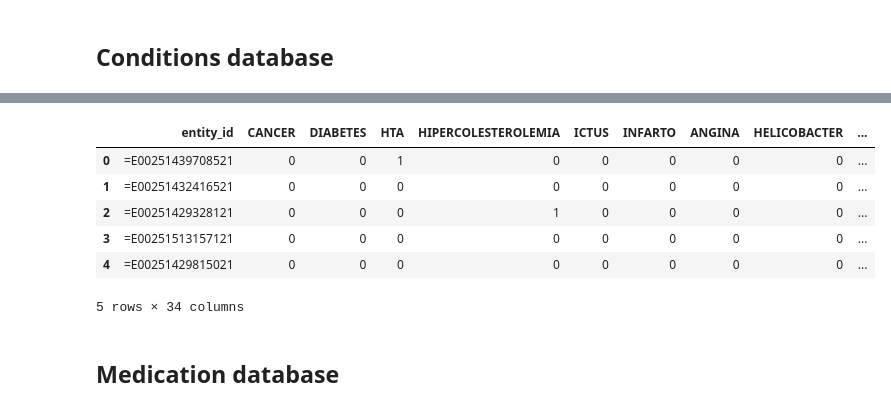
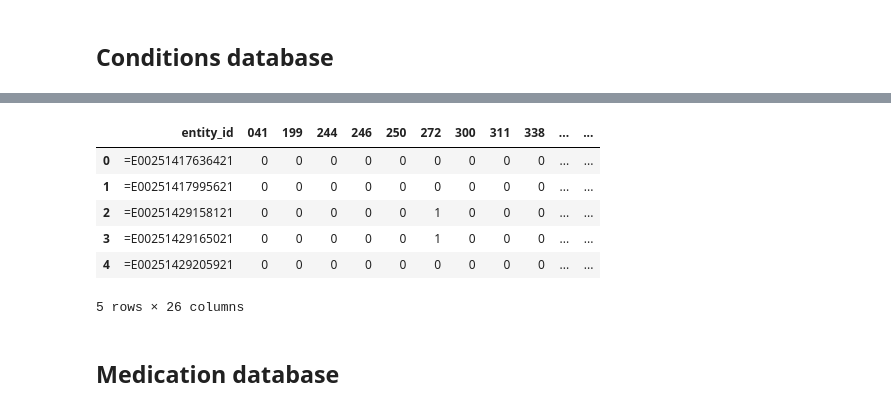
Before and after one commit to xdurana/gcat-health-forecast, a Jupyter notebook: notebooks/Drugs and medications correlation matrix.ipynb, the cells around one changed output, grey strips where cells are left out. Saved outputs shown, nothing was run; the diff lists cells and outputs as text; code cells hidden in the pictures.

```diff
--- a/notebooks/Drugs and medications correlation matrix.ipynb
+++ b/notebooks/Drugs and medications correlation matrix.ipynb
@@ -11,6 +11,10 @@ from matplotlib.pylab import *
 import seaborn as sns
 
 %matplotlib inline
+# %%
+MIN_FREQ_MEDS = 50
+MIN_FREQ_COND = 100
+ODDS_RATIO_THRESHOLD = 1
 # %% [markdown]
 ## Relative Risk
 
@@ -29,2 +46,8 @@ def RR(c, N, i, j):
 # %% [markdown]
 ## Conditions database
+# %%
+con = pd.read_csv('/home/labs/dnalab/share/lims/R/gcat-cleaning-data/output/conditions/icd9_3/summary.csv')
+con = con.loc[con.freq > MIN_FREQ_COND]
+con = con.sort_values("codi")
+con.rename(columns = {('desc'):('diagnosis')}, inplace=True)
+con.head()
@@ -31,16 +61,16 @@ def RR(c, N, i, j):
 # %%
-ds = pd.read_csv('../output/conditions/data.csv', low_memory=False)
+ds = pd.read_csv('/home/labs/dnalab/share/lims/R/gcat-cleaning-data/output/check/icd9_code3/data.csv')
 ds_drop = ds.dropna().copy()
-ds_drop.rename(columns=lambda x: x.replace('ENFERMEDADES_', ''), inplace=True)
-conditions = ds_drop
+ds_drop.rename(columns=lambda x: x.replace('icd9_code3_', ''), inplace=True)
+conditions = ds_drop.loc[:, np.append('entity_id', con.codi.values)]
 conditions.head()
 # %% [output]
-|  | entity_id | CANCER | DIABETES | HTA | HIPERCOLESTEROLEMIA | ICTUS | INFARTO | ANGINA | HELICOBACTER | ... |
-| 0 | =E00251439708521 | 0 | 0 | 1 | 0 | 0 | 0 | 0 | 0 | ... |
-| 1 | =E00251432416521 | 0 | 0 | 0 | 0 | 0 | 0 | 0 | 0 | ... |
-| 2 | =E00251429328121 | 0 | 0 | 0 | 1 | 0 | 0 | 0 | 0 | ... |
-| 3 | =E00251513157121 | 0 | 0 | 0 | 0 | 0 | 0 | 0 | 0 | ... |
-| 4 | =E00251429815021 | 0 | 0 | 0 | 0 | 0 | 0 | 0 | 0 | ... |
+|  | entity_id | 041 | 199 | 244 | 246 | 250 | 272 | 300 | 311 | 338 | ... | ... |
+| 0 | =E00251417636421 | 0 | 0 | 0 | 0 | 0 | 0 | 0 | 0 | 0 | ... | ... |
+| 1 | =E00251417995621 | 0 | 0 | 0 | 0 | 0 | 0 | 0 | 0 | 0 | ... | ... |
+| 2 | =E00251429158121 | 0 | 0 | 0 | 0 | 0 | 1 | 0 | 0 | 0 | ... | ... |
+| 3 | =E00251429165021 | 0 | 0 | 0 | 0 | 0 | 1 | 0 | 0 | 0 | ... | ... |
+| 4 | =E00251429205921 | 0 | 0 | 0 | 0 | 0 | 0 | 0 | 0 | 0 | ... | ... |
-5 rows × 34 columns
+5 rows × 26 columns
 # %% [markdown]
 ## Medication database
```
Also changed, not shown: parts of 33 cells of this notebook, 34 other files.
